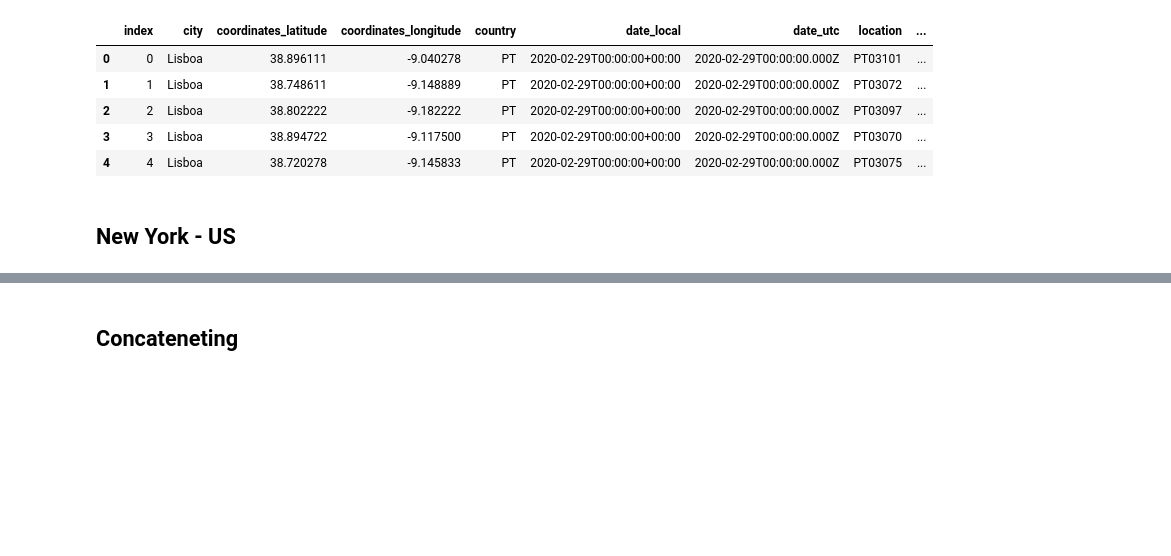
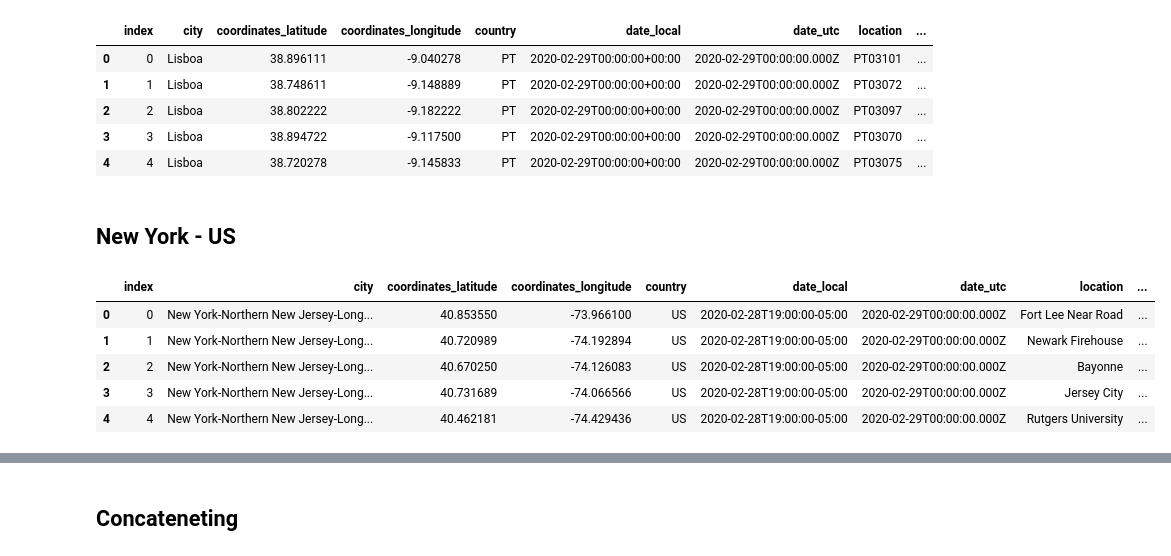
Before and after one commit to ta-data-lis/Project-Week-3-Data-Thieves, a Jupyter notebook: your-project/AirQuality_NO2.ipynb, the cells around one changed output, grey strips where cells are left out. Saved outputs shown, nothing was run; the diff lists cells and outputs as text; code cells hidden in the pictures; blank space fills up the shorter version.

```diff
--- a/your-project/AirQuality_NO2.ipynb
+++ b/your-project/AirQuality_NO2.ipynb
@@ -163,19 +204,25 @@ lisbon_2.head()
 # %%
 begin = date(2020,2,1)
 end = date(2020,2,29)
 
 api_string = "https://api.openaq.org/v1/measurements?city={city}&parameter={measure}&date_from={fromdate}&date_to={todate}&limit=5000"
 city = "New York-Northern New Jersey-Long Island"
 measure = "no2"
 
 response = requests.get(api_string.format(city=city,measure=measure,fromdate=begin,todate=end)).json()
 response
 
 dic_flatten = [flatten(d) for d in response['results']]
 dic_flatten
 new_york_2 = pd.DataFrame(dic_flatten).reset_index()
 new_york_2.head()
-new_york_2.shape
+# %% [output]
+|  | index | city | coordinates_latitude | coordinates_longitude | country | date_local | date_utc | location | ... |
+| 0 | 0 | New York-Northern New Jersey-Long... | 40.853550 | -73.966100 | US | 2020-02-28T19:00:00-05:00 | 2020-02-29T00:00:00.000Z | Fort Lee Near Road | ... |
+| 1 | 1 | New York-Northern New Jersey-Long... | 40.720989 | -74.192894 | US | 2020-02-28T19:00:00-05:00 | 2020-02-29T00:00:00.000Z | Newark Firehouse | ... |
+| 2 | 2 | New York-Northern New Jersey-Long... | 40.670250 | -74.126083 | US | 2020-02-28T19:00:00-05:00 | 2020-02-29T00:00:00.000Z | Bayonne | ... |
+| 3 | 3 | New York-Northern New Jersey-Long... | 40.731689 | -74.066566 | US | 2020-02-28T19:00:00-05:00 | 2020-02-29T00:00:00.000Z | Jersey City | ... |
+| 4 | 4 | New York-Northern New Jersey-Long... | 40.462181 | -74.429436 | US | 2020-02-28T19:00:00-05:00 | 2020-02-29T00:00:00.000Z | Rutgers University | ... |
 # %%
 begin = date(2020,3,1)
 end = date(2020,3,31)
```
Also changed, not shown: parts of 15 cells of this notebook, 9 other files.
